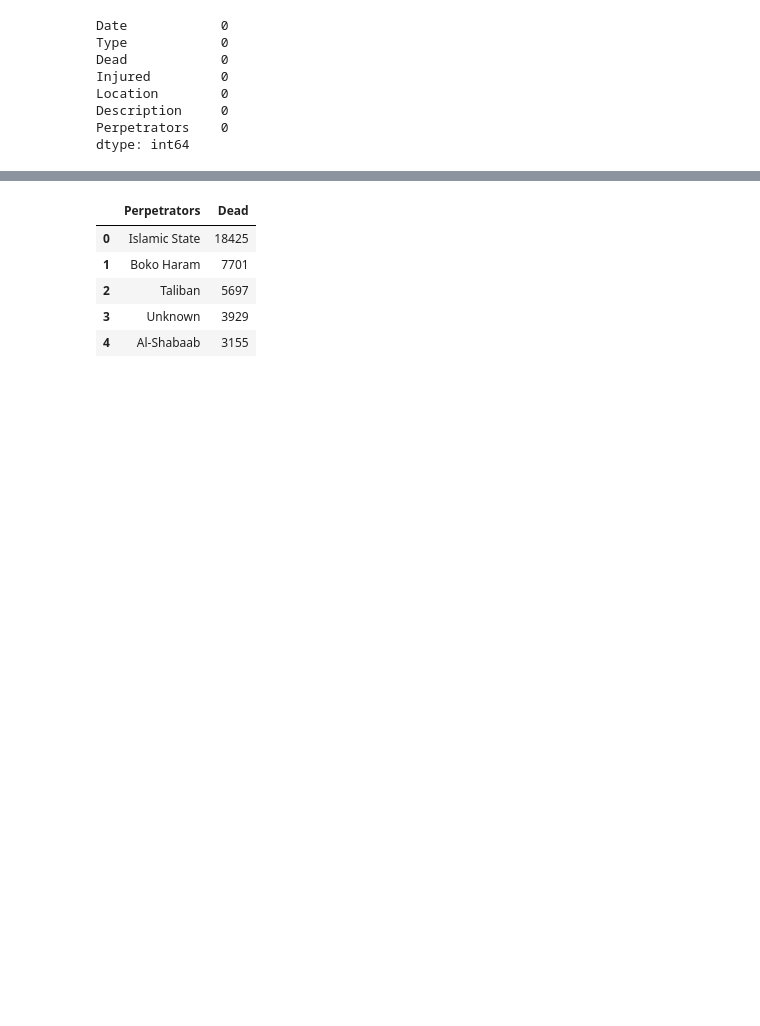
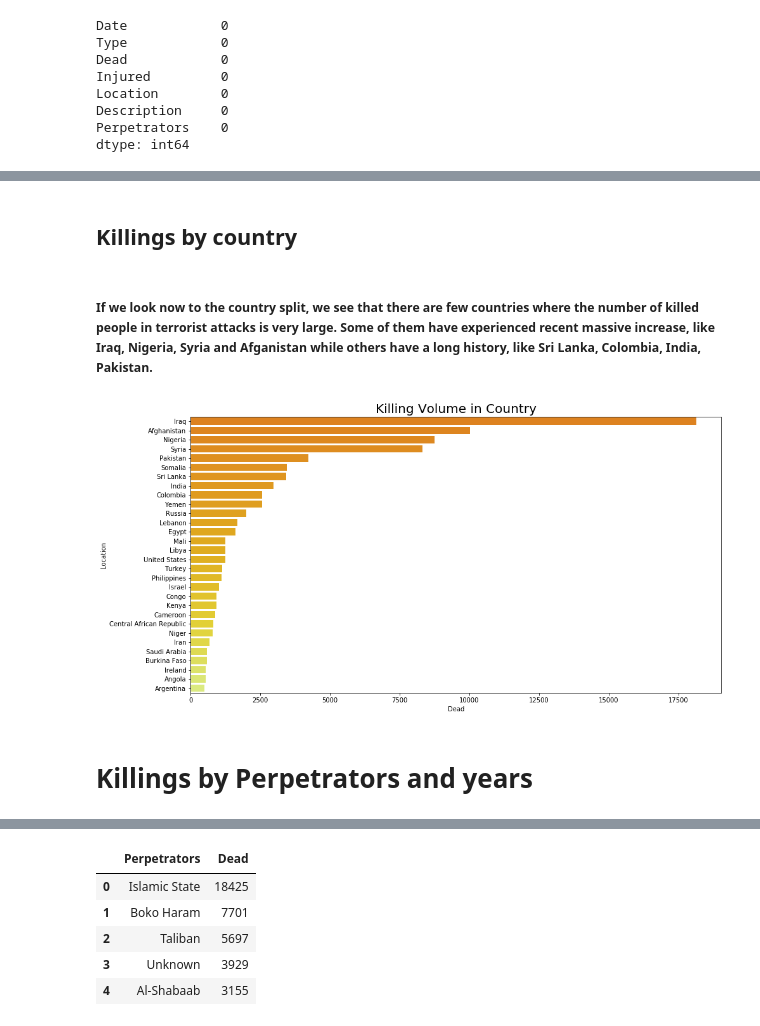
Before and after one commit to SupChanda/Predicting-perpetrators-of-global-terrorism, a Jupyter notebook: Predicting Perpetrator using Machine Learning algorithm.ipynb, the cells around one changed output, grey strips where cells are left out. Saved outputs shown, nothing was run; the diff lists cells and outputs as text; code cells hidden in the pictures; blank space fills up the shorter version.

```diff
--- a/Predicting Perpetrator using Machine Learning algorithm.ipynb
+++ b/Predicting Perpetrator using Machine Learning algorithm.ipynb
@@ -130,0 +154,19 @@ TerrorDTframe_notna.to_csv('C:\\Users\\supratik chanda\\Documents\\All Docs\\Fin
+# %% [markdown]
+## Killings by country
+# %% [markdown]
+##### If we look now to the country split, we see that there are few countries where the number of killed people in terrorist attacks is very large. Some of them have experienced recent massive increase, like Iraq, Nigeria, Syria and Afganistan while others have a long history, like Sri Lanka, Colombia, India, Pakistan.
+# %%
+killing_by_Country = TerrorDTframe_notna.groupby('Location').agg({'Dead':np.sum})
+killing_by_Country =killing_by_Country.sort_values(by='Dead',ascending=False).reset_index(drop=False)
+killing_by_Country = killing_by_Country.query('Dead != 0')
+import squarify
+plt.figure(figsize=(15,8))
+sns.barplot(x=killing_by_Country['Dead'][0:30], y=killing_by_Country['Location'][0:30],palette='Wistia_r')
+#plt.axis('off')
+plt.title('Killing Volume in Country',fontsize=20)
+#plt.xticks(rotation=90)
+plt.show()
+# %% [output]
+[figure, added]
+# %% [markdown]
+# Killings by Perpetrators and years
```
Also changed, not shown: parts of 60 cells of this notebook.
